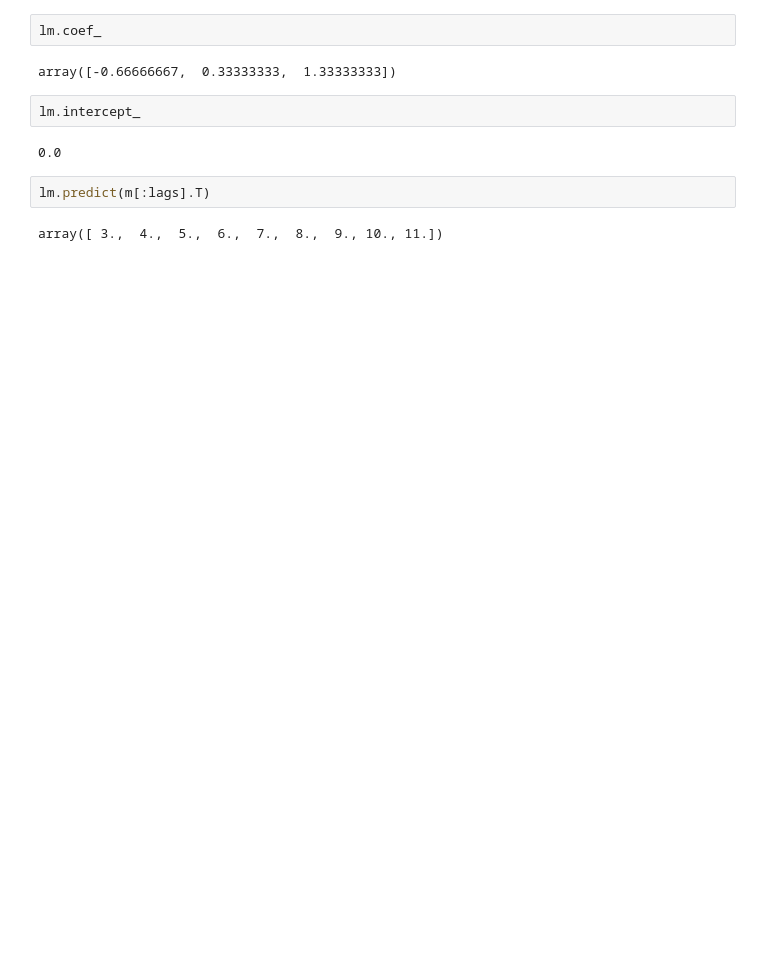
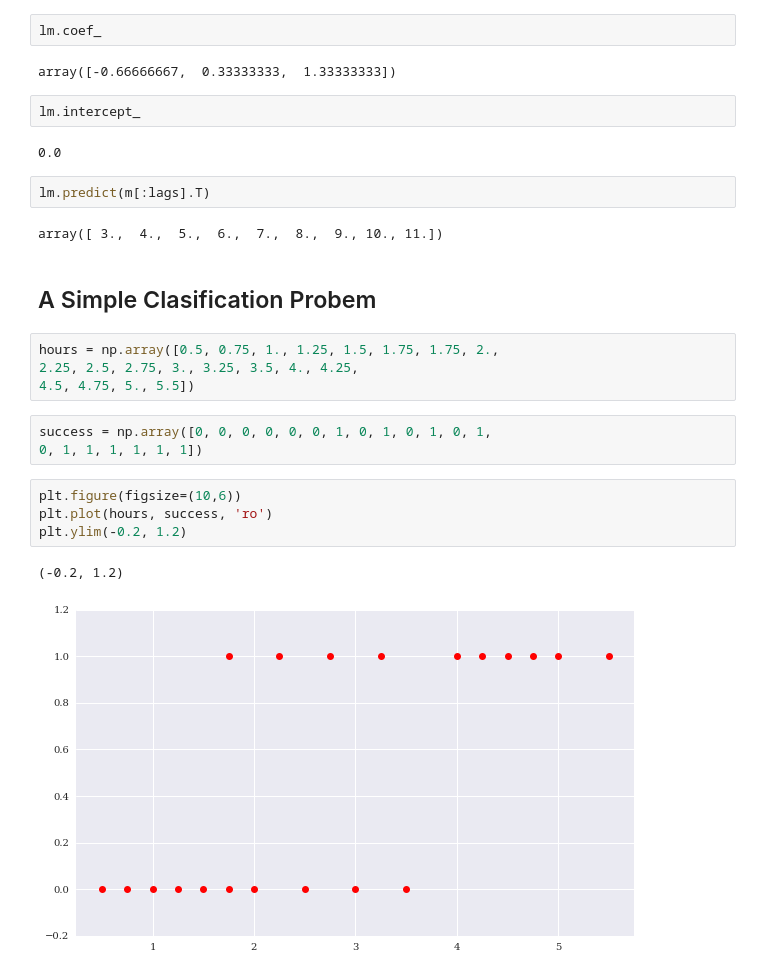
Before and after one commit to omsouravsharma/Python_for_algorithmic_trading-, a Jupyter notebook: Chapter-5.ipynb, the cells around one changed output. Drawn from its saved outputs; the diff is of its cells as text; blank space fills up the shorter version.

```diff
--- a/Chapter-5.ipynb
+++ b/Chapter-5.ipynb
@@ -263,3 +263,19 @@ lm.intercept_
 lm.predict(m[:lags].T)
 # %% [output]
 array([ 3.,  4.,  5.,  6.,  7.,  8.,  9., 10., 11.])
+# %% [markdown]
+## A Simple Clasification Probem
+# %%
+hours = np.array([0.5, 0.75, 1., 1.25, 1.5, 1.75, 1.75, 2.,
+2.25, 2.5, 2.75, 3., 3.25, 3.5, 4., 4.25,
+4.5, 4.75, 5., 5.5])
+# %%
+success = np.array([0, 0, 0, 0, 0, 0, 1, 0, 1, 0, 1, 0, 1,
+0, 1, 1, 1, 1, 1, 1])
+# %%
+plt.figure(figsize=(10,6))
+plt.plot(hours, success, 'ro')
+plt.ylim(-0.2, 1.2)
+# %% [output]
+(-0.2, 1.2)
+[figure, added]
```
Also changed, not shown: parts of 19 cells of this notebook.
